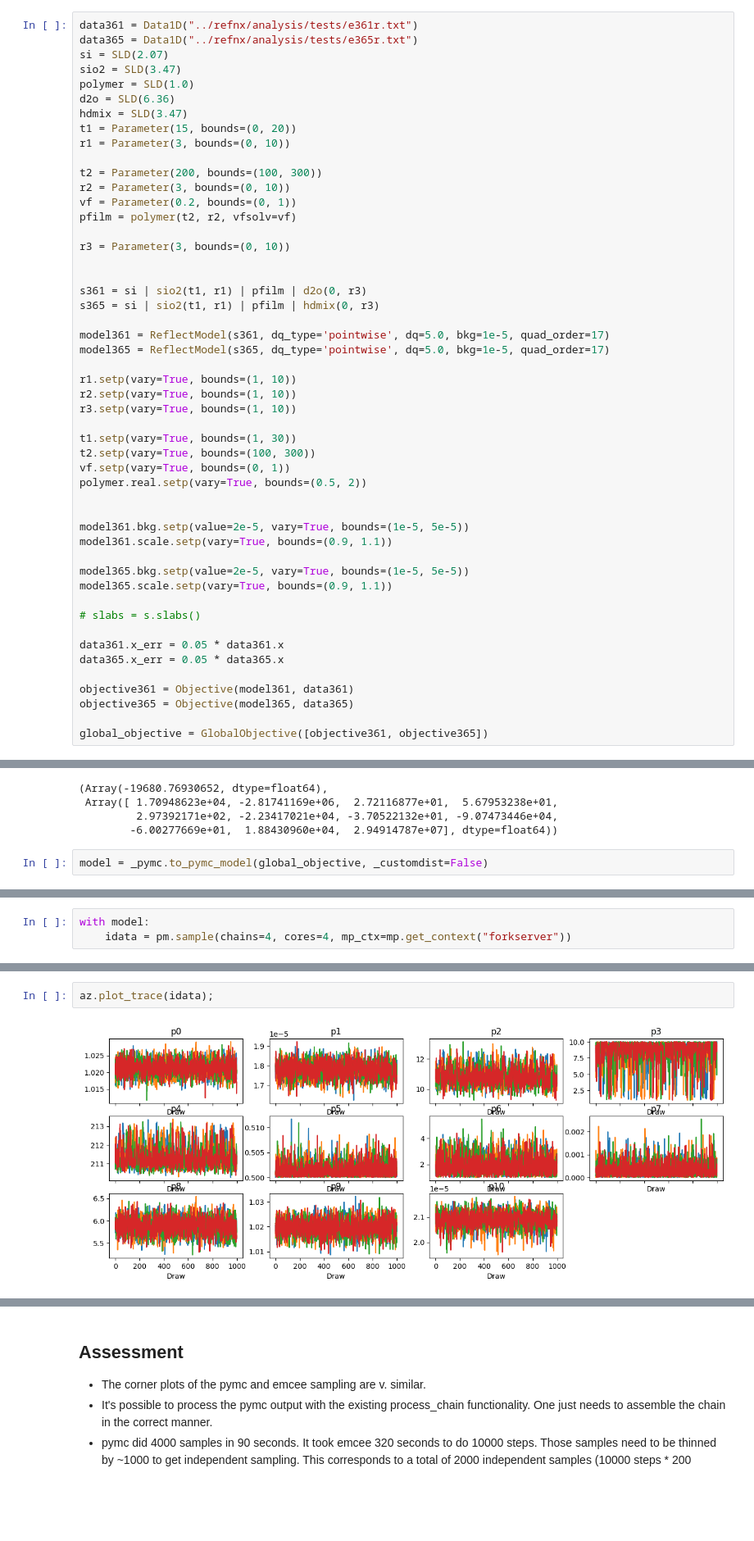
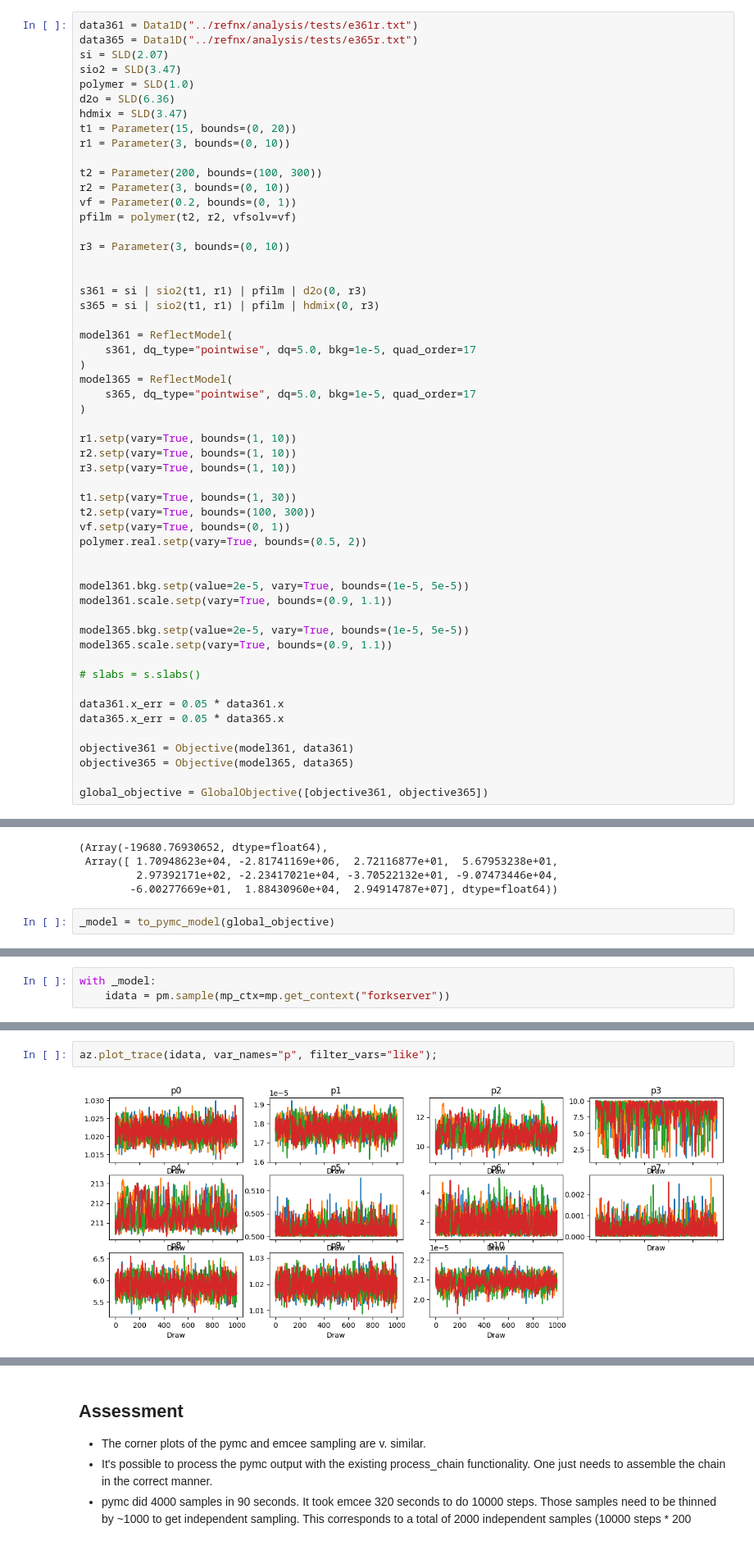
Before and after one commit to refnx/refnx, a Jupyter notebook: experimental/pymc_with_jax_compiler.ipynb, the cells around one changed output, grey strips where cells are left out. Shown at 82% size. Saved outputs shown, nothing was run; the diff lists cells and outputs as text; blank space fills up the shorter version.

```diff
--- a/experimental/pymc_with_jax_compiler.ipynb
+++ b/experimental/pymc_with_jax_compiler.ipynb
@@ -50,8 +68,12 @@ r3 = Parameter(3, bounds=(0, 10))
 s361 = si | sio2(t1, r1) | pfilm | d2o(0, r3)
 s365 = si | sio2(t1, r1) | pfilm | hdmix(0, r3)
 
-model361 = ReflectModel(s361, dq_type='pointwise', dq=5.0, bkg=1e-5, quad_order=17)
-model365 = ReflectModel(s365, dq_type='pointwise', dq=5.0, bkg=1e-5, quad_order=17)
+model361 = ReflectModel(
+    s361, dq_type="pointwise", dq=5.0, bkg=1e-5, quad_order=17
+)
+model365 = ReflectModel(
+    s365, dq_type="pointwise", dq=5.0, bkg=1e-5, quad_order=17
+)
 
 r1.setp(vary=True, bounds=(1, 10))
 r2.setp(vary=True, bounds=(1, 10))
@@ -87,5 +109,5 @@ gco.value_and_grad(np.array(global_objective.varying_parameters()))
          2.97392171e+02, -2.23417021e+04, -3.70522132e+01, -9.07473446e+04,
         -6.00277669e+01,  1.88430960e+04,  2.94914787e+07], dtype=float64))
 # %%
-model = _pymc.to_pymc_model(global_objective, _customdist=False)
+_model = to_pymc_model(global_objective)
 # %%
@@ -130,4 +152,4 @@ model.point_logps(model.initial_point())
 # %%
-with model:
-    idata = pm.sample(chains=4, cores=4, mp_ctx=mp.get_context("forkserver"))
+with _model:
+    idata = pm.sample(mp_ctx=mp.get_context("forkserver"))
 # %% [output]
@@ -140,7 +159,7 @@ Sampling 4 chains for 1_000 tune and 1_000 draw iterations (4_000 + 4_000 draws
 # %%
-az.plot_trace(idata);
+az.plot_trace(idata, var_names="p", filter_vars="like");
 # %% [output]
-[figure, old version]
+[figure, new version]
 # %%
 posterior_dataset = idata.posterior
 
```
Also changed, not shown: parts of 20 cells of this notebook, 8 other files.
